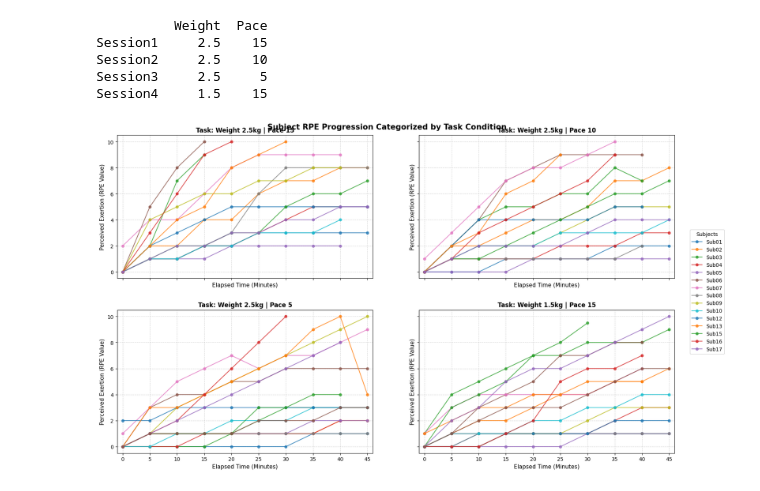
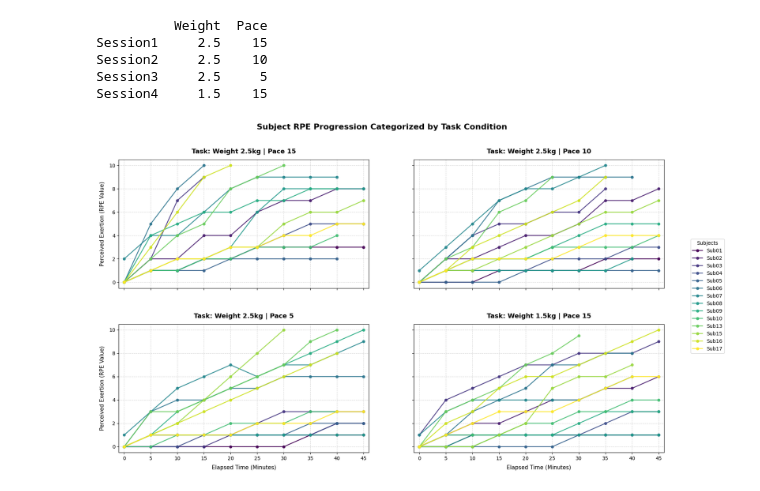
Before and after one commit to file-exe-not-available/Worker_Fatigue_Dataset, a Jupyter notebook: MCSI_EDA.ipynb, the cells around one changed output. Cells and saved outputs as stored; diff of their text form; code cells hidden in the pictures.

```diff
--- a/MCSI_EDA.ipynb
+++ b/MCSI_EDA.ipynb
@@ -184,7 +184,16 @@ fig, axes = plt.subplots(2, 2, figsize=(16, 10), sharex=True, sharey=True)
 axes = axes.flatten()
 
 sessions_list = ['Session1', 'Session2', 'Session3', 'Session4']
-unique_subjects = sorted(list(set(key[0] for key in ts_data.keys())))
+exclude_subjects = {'Sub11', 'Sub12', 'Sub14'}
+
+# Extract and filter unique subject IDs
+all_keys = list(ts_data.keys())
+unique_subjects = sorted(list(set(k[0] if isinstance(k, tuple) else k for k in all_keys)))
+filtered_subjects = [sub for sub in unique_subjects if sub not in exclude_subjects]
+
+# Create an accessible, color-blind friendly viridis color mapping for each remaining subject
+colors = plt.cm.viridis(np.linspace(0, 1, len(filtered_subjects)))
+subject_colors = dict(zip(filtered_subjects, colors))
 
 # Helper function to find which session matches a specific task for a given subject
 def get_matching_session(subject, target_weight, target_pace):
@@ -195,18 +204,12 @@ def get_matching_session(subject, target_weight, target_pace):
     # CASE A: If settings is a Pandas DataFrame or Series
     if hasattr(settings, 'loc') or isinstance(settings, pd.DataFrame):
         df_set = pd.DataFrame(settings).copy()
-
-        # Ensure column names are standardized to capitalized strings
         df_set.columns = [str(c).capitalize() for c in df_set.columns]
-
-        # Filter rows matching our target weight and pace
         match = df_set[(df_set['Weight'] == target_weight) & (df_set['Pace'] == target_pace)]
 
         if not match.empty:
-            # If 'Session' is an actual column name
             if 'Session' in match.columns:
                 return str(match['Session'].values[0]).strip()
-            # If Session names are inside the row Index (e.g., Row label is 'Session1')
             else:
                 return str(match.index[0]).strip()
 
@@ -229,7 +232,7 @@ for idx, task in enumerate(tasks):
     w_target = task["Weight"]
     p_target = task["Pace"]
 
-    for sub in unique_subjects:
+    for sub in filtered_subjects:
         session_name = get_matching_session(sub, w_target, p_target)
 
         if not session_name:
@@ -248,42 +251,53 @@ for idx, task in enumerate(tasks):
         # Standardize the timeline starting point
         start_unix_time = df_session['Timestamp'].min()
         df_session['Elapsed_Minutes'] = (df_session['Timestamp'] - start_unix_time) / 60
 
         # Isolate the first 45 minutes and drop NaNs
         df_45min = df_session[(df_session['Elapsed_Minutes'] >= 0) & (df_session['Elapsed_Minutes'] <= 45)].copy()
         df_rpe = df_45min.dropna(subset=['RPE_Val']).copy()
 
         if not df_rpe.empty:
             # Snap to 5-minute reporting intervals
             df_rpe['Interval_Minutes'] = (df_rpe['Elapsed_Minutes'] / 5).round() * 5
             df_grouped = df_rpe.groupby('Interval_Minutes')['RPE_Val'].mean().reset_index()
             df_grouped = df_grouped[df_grouped['Interval_Minutes'] <= 45]
 
-            # Plot the continuous trend line
-            ax.plot(df_grouped['Interval_Minutes'], df_grouped['RPE_Val'], '-o', label=sub, alpha=0.8, markersize=5, linewidth=1.5)
+            # CRITICAL CLEANUP: Remove the last rest-period RPE tracking points
+            if (sub == 'Sub13' and session_name == 'Session2') or (sub == 'Sub03' and session_name == 'Session3'):
+                if not df_grouped.empty:
+                    df_grouped = df_grouped.iloc[:-1] # Drops the very last recorded timestamp row
+
+            # Plot using the unique color assignment
+            ax.plot(df_grouped['Interval_Minutes'], df_grouped['RPE_Val'], '-o',
+                    label=sub, color=subject_colors[sub], alpha=0.9, markersize=5, linewidth=1.75)
 
     # Style individual subplots
-    ax.set_title(f"Task: Weight {w_target}kg | Pace {p_target}", fontsize=12, fontweight='bold')
+    ax.set_title(f"Task: Weight {w_target}kg | Pace {p_target}", fontsize=13, fontweight='bold', pad=12)
     ax.set_xticks(np.arange(0, 46, 5))
     ax.set_xlim(-1, 46)
     ax.grid(True, linestyle="--", alpha=0.5)
 
-# Standardized Axis Labels applied to all axes
-for ax in axes:
-    ax.set_ylabel("Perceived Exertion (RPE Value)", fontsize=11)
-    ax.set_xlabel("Elapsed Time (Minutes)", fontsize=11)
+# Standardized Axis Labels applied across rows/columns
+for i, ax in enumerate(axes):
+    if i in [0, 2]: # Left columns
+        ax.set_ylabel("Perceived Exertion (RPE Value)", fontsize=11, labelpad=8)
+    if i in [2, 3]: # Bottom rows
+        ax.set_xlabel("Elapsed Time (Minutes)", fontsize=11, labelpad=8)
 
-# Generate a unified, clean side-legend from the grid elements
+# Generate a unified, clean legend from the axes map matrix
 handles, labels = axes[0].get_legend_handles_labels()
 if handles:
     by_label = dict(zip(labels, handles))
     sorted_labels = sorted(by_label.keys())
     sorted_handles = [by_label[l] for l in sorted_labels]
-    fig.legend(sorted_handles, sorted_labels, loc='center right', bbox_to_anchor=(1.08, 0.5), title="Subjects")
+    fig.legend(sorted_handles, sorted_labels, loc='center right', bbox_to_anchor=(1.10, 0.5), title="Subjects")
 
-plt.suptitle("Subject RPE Progression Categorized by Task Condition", fontsize=15, fontweight='bold', y=0.96)
+# Master Super Title Layout
+plt.suptitle("Subject RPE Progression Categorized by Task Condition", fontsize=16, fontweight='bold', y=0.98)
+
+# Tight layout call followed by specific manual layout expansions for white space padding
 plt.tight_layout()
-plt.subplots_adjust(wspace=0.18, hspace=0.22)
+plt.subplots_adjust(wspace=0.18, hspace=0.28, top=0.88)
 plt.show()
 # %% [output]
-[figure, old version]
+[figure, new version]
```
Also changed, not shown: parts of 7 cells of this notebook.
